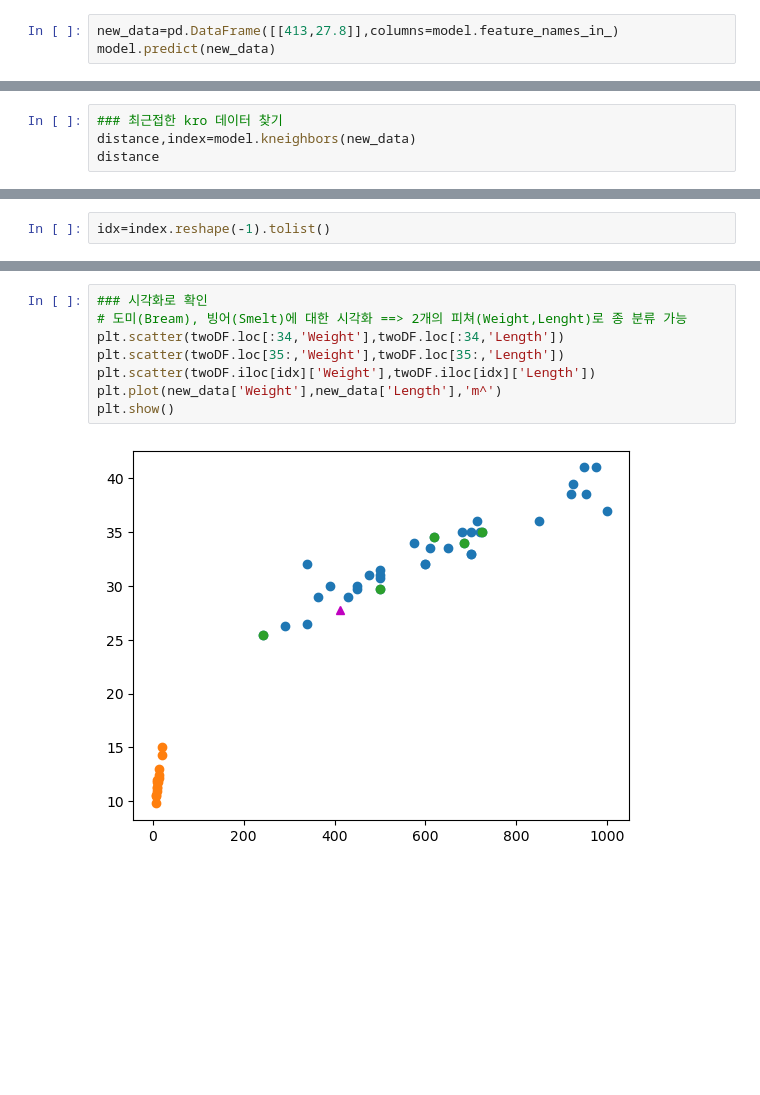
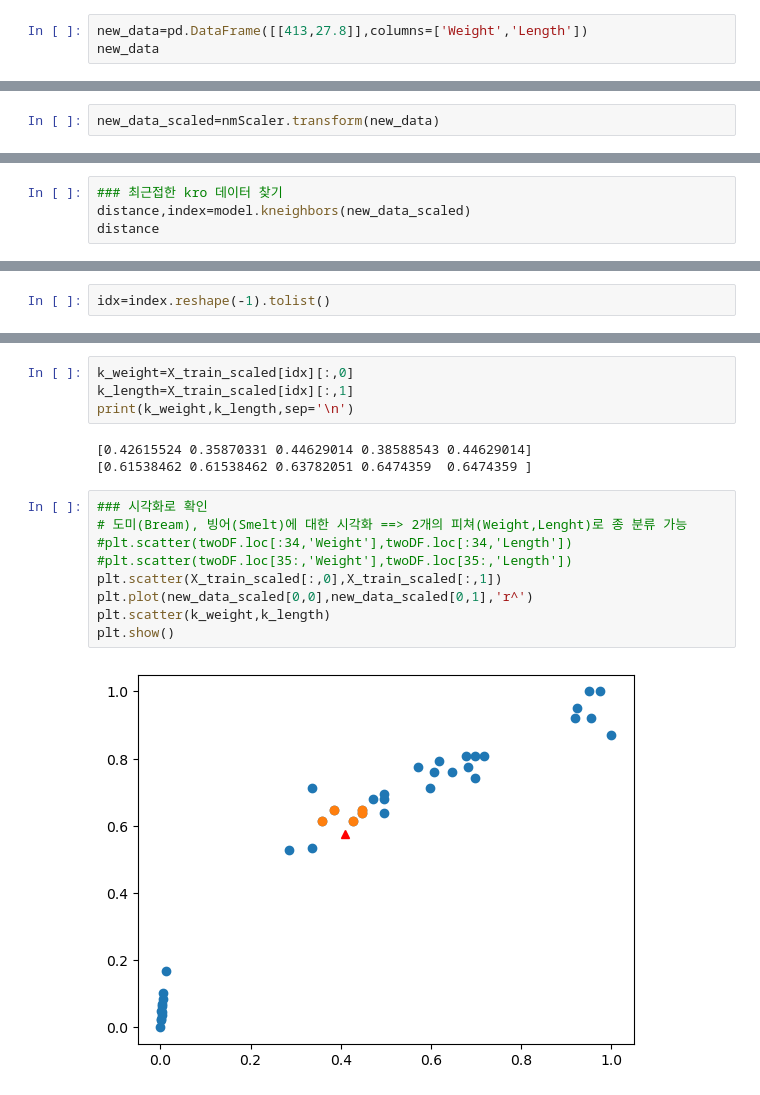
Before and after one commit to cubeninggen/KDT-2024, a Jupyter notebook: ML/DAY_01/find_fish_03.ipynb, the cells around one changed output, grey strips where cells are left out. Drawn from its saved outputs; the diff is of its cells as text; blank space fills up the shorter version.

```diff
--- a/ML/DAY_01/find_fish_03.ipynb
+++ b/ML/DAY_01/find_fish_03.ipynb
@@ -109,6 +140,6 @@ model.score(X_test,Y_test)
 [6] 예측 하기 ===> 학습/훈련과 테스트에 사용되지 않은 데이터 사용
 - 주의 : 입력 데이터 ==> 2D
 # %%
-new_data=pd.DataFrame([[413,27.8]],columns=model.feature_names_in_)
-model.predict(new_data)
+new_data=pd.DataFrame([[413,27.8]],columns=['Weight','Length'])
+new_data
 # %% [output]
@@ -115,0 +148,2 @@ array([0], dtype=int64)
+# %%
+new_data_scaled=nmScaler.transform(new_data)
@@ -116,5 +154,5 @@ array([0], dtype=int64)
 # %%
 ### 최근접한 kro 데이터 찾기
-distance,index=model.kneighbors(new_data)
+distance,index=model.kneighbors(new_data_scaled)
 distance
 # %% [output]
@@ -133,10 +170,18 @@ twoDF.loc[idx]
+# %%
+k_weight=X_train_scaled[idx][:,0]
+k_length=X_train_scaled[idx][:,1]
+print(k_weight,k_length,sep='\n')
+# %% [output]
+[0.42615524 0.35870331 0.44629014 0.38588543 0.44629014]
+[0.61538462 0.61538462 0.63782051 0.6474359  0.6474359 ]
 # %%
 ### 시각화로 확인
 # 도미(Bream), 빙어(Smelt)에 대한 시각화 ==> 2개의 피쳐(Weight,Lenght)로 종 분류 가능
-plt.scatter(twoDF.loc[:34,'Weight'],twoDF.loc[:34,'Length'])
-plt.scatter(twoDF.loc[35:,'Weight'],twoDF.loc[35:,'Length'])
-plt.scatter(twoDF.iloc[idx]['Weight'],twoDF.iloc[idx]['Length'])
-plt.plot(new_data['Weight'],new_data['Length'],'m^')
+#plt.scatter(twoDF.loc[:34,'Weight'],twoDF.loc[:34,'Length'])
+#plt.scatter(twoDF.loc[35:,'Weight'],twoDF.loc[35:,'Length'])
+plt.scatter(X_train_scaled[:,0],X_train_scaled[:,1])
+plt.plot(new_data_scaled[0,0],new_data_scaled[0,1],'r^')
+plt.scatter(k_weight,k_length)
 plt.show()
 # %% [output]
-[figure, old version]
+[figure, new version]
```
Also changed, not shown: parts of 14 cells of this notebook.
